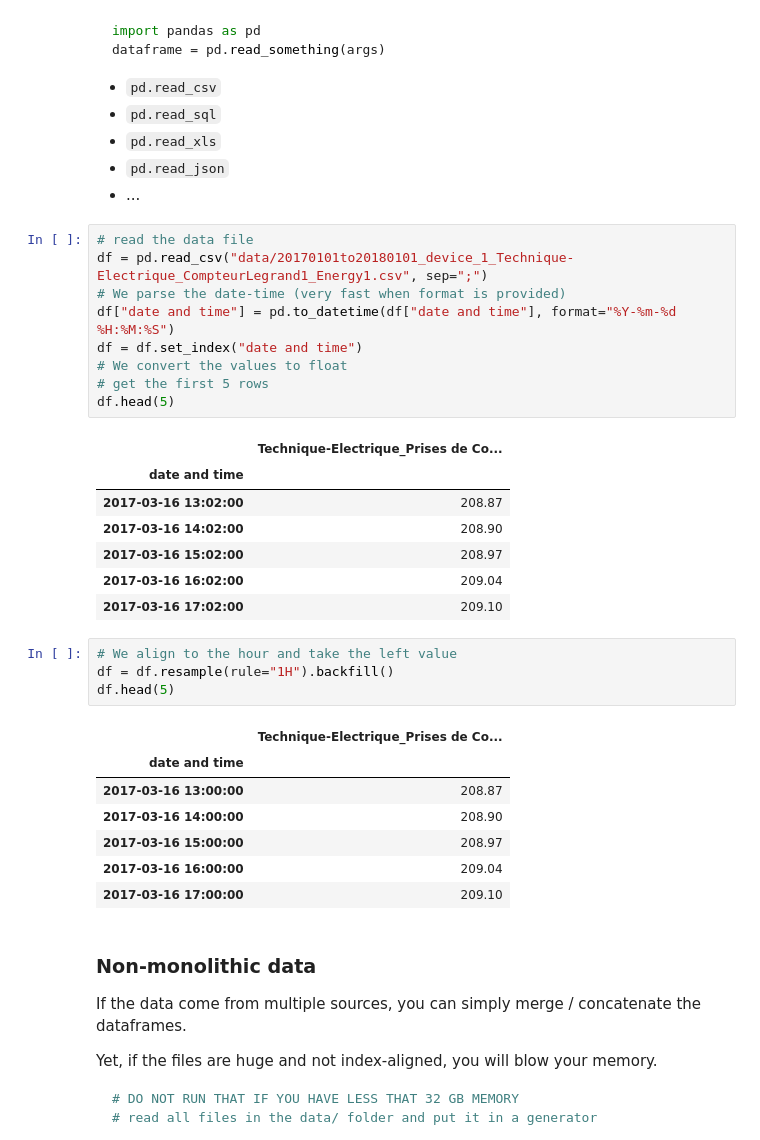
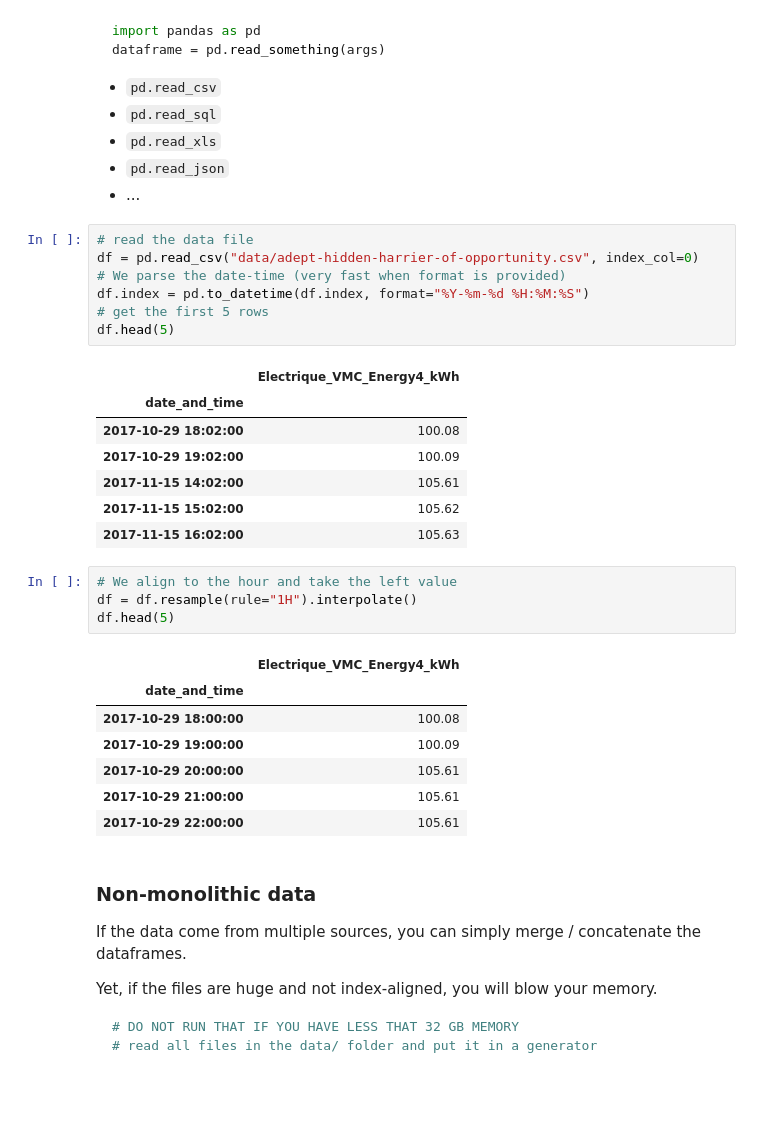
Before and after one commit to locie/simurex2018_workshop, a Jupyter notebook: celliern/data_explore/workshop_data_explore.ipynb, the cells around one changed output. Drawn from its saved outputs; the diff is of its cells as text; blank space fills up the shorter version.

Commit message:
update workshop, update data url

```diff
--- a/celliern/data_explore/workshop_data_explore.ipynb
+++ b/celliern/data_explore/workshop_data_explore.ipynb
@@ -49,33 +48,31 @@ dataframe = pd.read_something(args)
 - ...
 # %%
 # read the data file
-df = pd.read_csv("data/20170101to20180101_device_1_Technique-Electrique_CompteurLegrand1_Energy1.csv", sep=";")
+df = pd.read_csv("data/adept-hidden-harrier-of-opportunity.csv", index_col=0)
 # We parse the date-time (very fast when format is provided)
-df["date and time"] = pd.to_datetime(df["date and time"], format="%Y-%m-%d %H:%M:%S")
-df = df.set_index("date and time")
-# We convert the values to float
+df.index = pd.to_datetime(df.index, format="%Y-%m-%d %H:%M:%S")
 # get the first 5 rows
 df.head(5)
 # %% [output]
-|  | Technique-Electrique_Prises de Co... |
-| date and time |  |
-| 2017-03-16 13:02:00 | 208.87 |
-| 2017-03-16 14:02:00 | 208.90 |
-| 2017-03-16 15:02:00 | 208.97 |
-| 2017-03-16 16:02:00 | 209.04 |
-| 2017-03-16 17:02:00 | 209.10 |
+|  | Electrique_VMC_Energy4_kWh |
+| date_and_time |  |
+| 2017-10-29 18:02:00 | 100.08 |
+| 2017-10-29 19:02:00 | 100.09 |
+| 2017-11-15 14:02:00 | 105.61 |
+| 2017-11-15 15:02:00 | 105.62 |
+| 2017-11-15 16:02:00 | 105.63 |
 # %%
 # We align to the hour and take the left value
-df = df.resample(rule="1H").backfill()
+df = df.resample(rule="1H").interpolate()
 df.head(5)
 # %% [output]
-|  | Technique-Electrique_Prises de Co... |
-| date and time |  |
-| 2017-03-16 13:00:00 | 208.87 |
-| 2017-03-16 14:00:00 | 208.90 |
-| 2017-03-16 15:00:00 | 208.97 |
-| 2017-03-16 16:00:00 | 209.04 |
-| 2017-03-16 17:00:00 | 209.10 |
+|  | Electrique_VMC_Energy4_kWh |
+| date_and_time |  |
+| 2017-10-29 18:00:00 | 100.08 |
+| 2017-10-29 19:00:00 | 100.09 |
+| 2017-10-29 20:00:00 | 105.61 |
+| 2017-10-29 21:00:00 | 105.61 |
+| 2017-10-29 22:00:00 | 105.61 |
 # %% [markdown]
 ### Non-monolithic data
 
```
Also changed, not shown: parts of 22 cells of this notebook, 2 other files.
